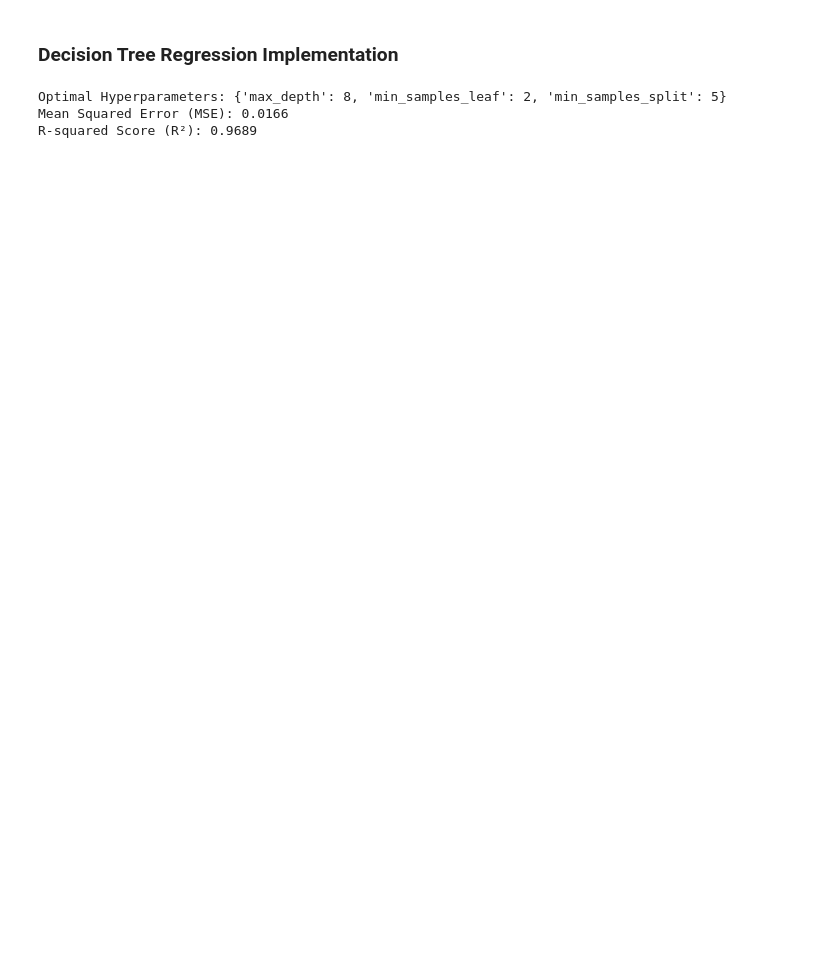
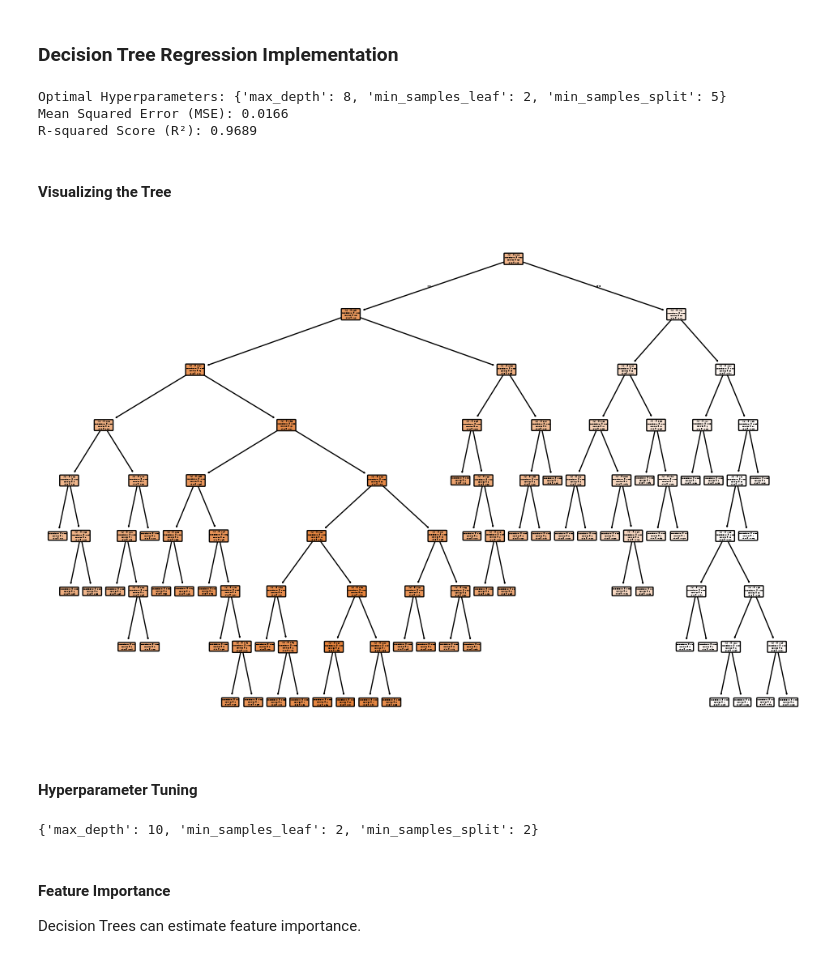
Before and after one commit to sweetatyagiaz/DSA, a Jupyter notebook: Regression/Decision Tree Regression.ipynb, the cells around one changed output. Drawn from its saved outputs; the diff is of its cells as text; code cells hidden in the pictures; blank space fills up the shorter version.

Commit message:
Decision Tree Regression

```diff
--- a/Regression/Decision Tree Regression.ipynb
+++ b/Regression/Decision Tree Regression.ipynb
@@ -50,12 +50,43 @@ print(f"R-squared Score (R²): {r2:.4f}")
 Optimal Hyperparameters: {'max_depth': 8, 'min_samples_leaf': 2, 'min_samples_split': 5}
 Mean Squared Error (MSE): 0.0166
 R-squared Score (R²): 0.9689
+# %% [markdown]
+#### **Visualizing the Tree**
 # %%
 from sklearn.tree import plot_tree
 import matplotlib.pyplot as plt
 
 plt.figure(figsize=(12, 8))
 
-plot_tree(model, filled=True, rounded=True)
+plot_tree(best_model, filled=True, rounded=True)
 
 plt.show()
+# %% [output]
+[figure, added]
+# %% [markdown]
+#### **Hyperparameter Tuning**
+# %%
+from sklearn.model_selection import GridSearchCV
+from sklearn.tree import DecisionTreeRegressor
+
+params = {
+    "max_depth": [3, 5, 10, 15],
+    "min_samples_split": [2, 5, 10],
+    "min_samples_leaf": [1, 2, 5]
+}
+
+grid = GridSearchCV(
+    DecisionTreeRegressor(),
+    params,
+    cv=5
+)
+
+grid.fit(X, y)
+
+print(grid.best_params_)
+# %% [output]
+{'max_depth': 10, 'min_samples_leaf': 2, 'min_samples_split': 2}
+# %% [markdown]
+#### **Feature Importance**
+
+Decision Trees can estimate feature importance.
```
Also changed, not shown: parts of 1 cell of this notebook, 1 other file.
